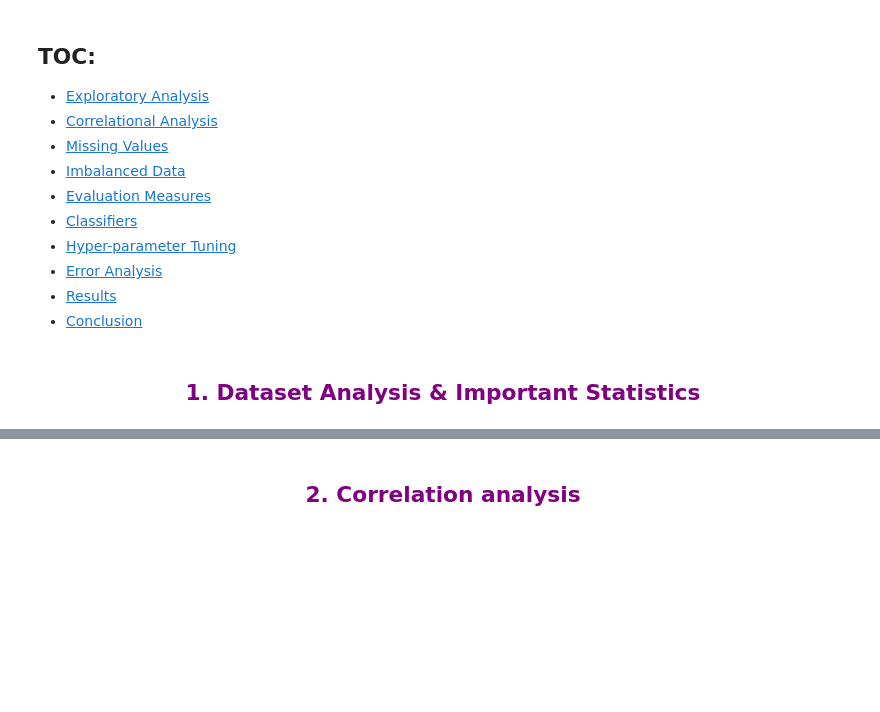
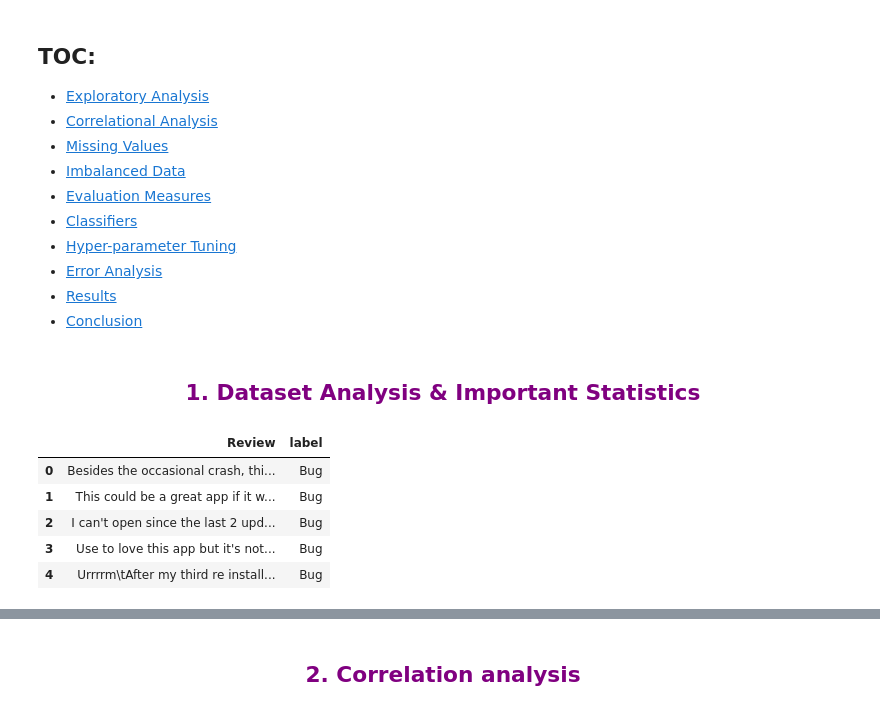
Before and after one commit to ZYousef/CS485-Project, a Jupyter notebook: CS485-Project-Notebook.ipynb, the cells around one changed output, grey strips where cells are left out. Cells and saved outputs as stored; diff of their text form; code cells hidden in the pictures; blank space fills up the shorter version.

```diff
--- a/CS485-Project-Notebook.ipynb
+++ b/CS485-Project-Notebook.ipynb
@@ -19,4 +26,11 @@
 # %% [markdown]
 ## <center><font color=purple> 1. Dataset Analysis & Important Statistics<a class="anchor" id="first-bullet"></a>
 # %%
-# START CODE
+df.head()
+# %% [output]
+|  | Review | label |
+| 0 | Besides the occasional crash, thi... | Bug |
+| 1 | This could be a great app if it w... | Bug |
+| 2 | I can't open since the last 2 upd... | Bug |
+| 3 | Use to love this app but it's not... | Bug |
+| 4 | Urrrrm\tAfter my third re install... | Bug |
```
Also changed, not shown: parts of 12 cells of this notebook, 1 other file.
